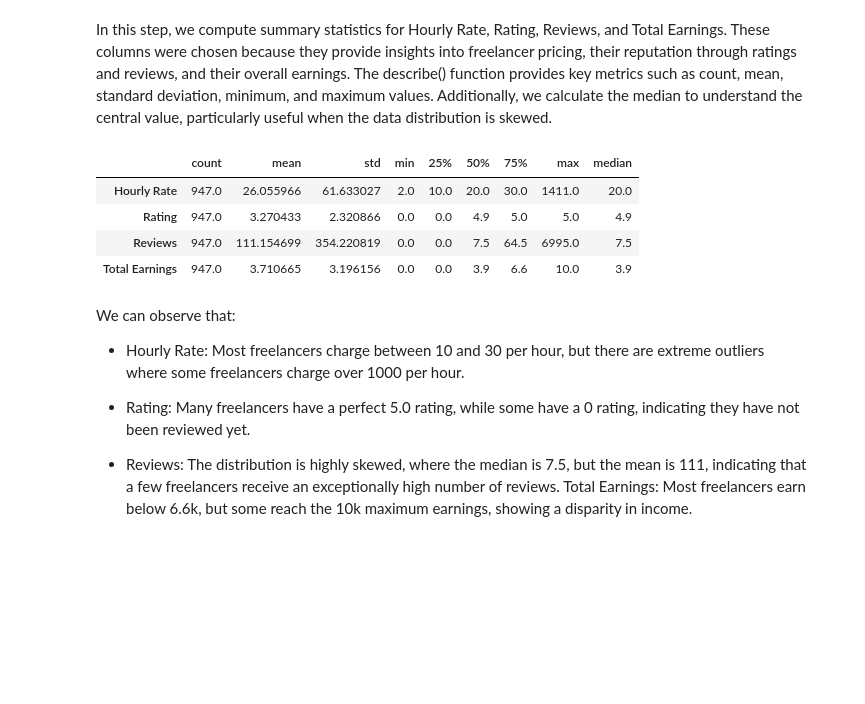
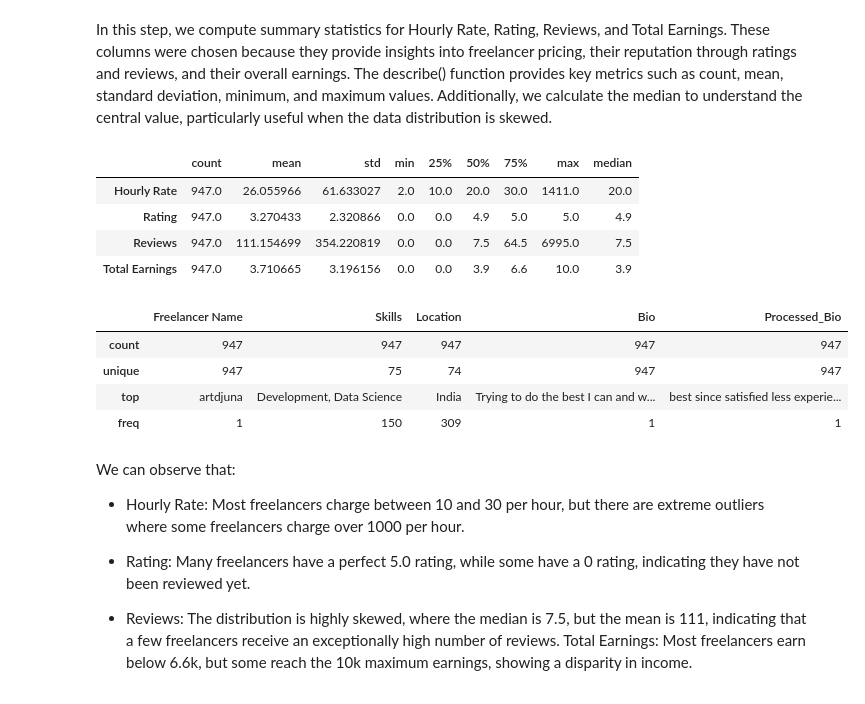
Before and after one commit to iRoseM/Freelancing-Trends--IT362, a Jupyter notebook: IT362_groub_6.ipynb, the cells around one changed output. Cells and saved outputs as stored; diff of their text form; code cells hidden in the pictures; blank space fills up the shorter version.

```diff
--- a/IT362_groub_6.ipynb
+++ b/IT362_groub_6.ipynb
@@ -591,20 +605,28 @@ Sample Rows After Processing Bio:
 # %% [markdown]
 In this step, we compute summary statistics for Hourly Rate, Rating, Reviews, and Total Earnings. These columns were chosen because they provide insights into freelancer pricing, their reputation through ratings and reviews, and their overall earnings. The describe() function provides key metrics such as count, mean, standard deviation, minimum, and maximum values. Additionally, we calculate the median to understand the central value, particularly useful when the data distribution is skewed.
 # %%
-# Compute summary statistics
+# Compute summary statistics for numerical variables
 summary_stats = df[['Hourly Rate', 'Rating', 'Reviews', 'Total Earnings']].describe().T
-
-# Add median values
 summary_stats['median'] = df[['Hourly Rate', 'Rating', 'Reviews', 'Total Earnings']].median()
 
-# Display summary statistics
-summary_stats
+# Compute summary statistics for categorical variables
+
+categorical_summary_df = df.describe(exclude="number")
+
+# Display both summaries
+display(summary_stats)
+display(categorical_summary_df)
 # %% [output]
 |  | count | mean | std | min | 25% | 50% | 75% | max | median |
 | Hourly Rate | 947.0 | 26.055966 | 61.633027 | 2.0 | 10.0 | 20.0 | 30.0 | 1411.0 | 20.0 |
 | Rating | 947.0 | 3.270433 | 2.320866 | 0.0 | 0.0 | 4.9 | 5.0 | 5.0 | 4.9 |
 | Reviews | 947.0 | 111.154699 | 354.220819 | 0.0 | 0.0 | 7.5 | 64.5 | 6995.0 | 7.5 |
 | Total Earnings | 947.0 | 3.710665 | 3.196156 | 0.0 | 0.0 | 3.9 | 6.6 | 10.0 | 3.9 |
+|  | Freelancer Name | Skills | Location | Bio | Processed_Bio |
+| count | 947 | 947 | 947 | 947 | 947 |
+| unique | 947 | 75 | 74 | 947 | 947 |
+| top | artdjuna | Development, Data Science | India | Trying to do the best I can and w... | best since satisfied less experie... |
+| freq | 1 | 150 | 309 | 1 | 1 |
 # %% [markdown]
 We can observe that:
 
```
Also changed, not shown: parts of 12 cells of this notebook.
